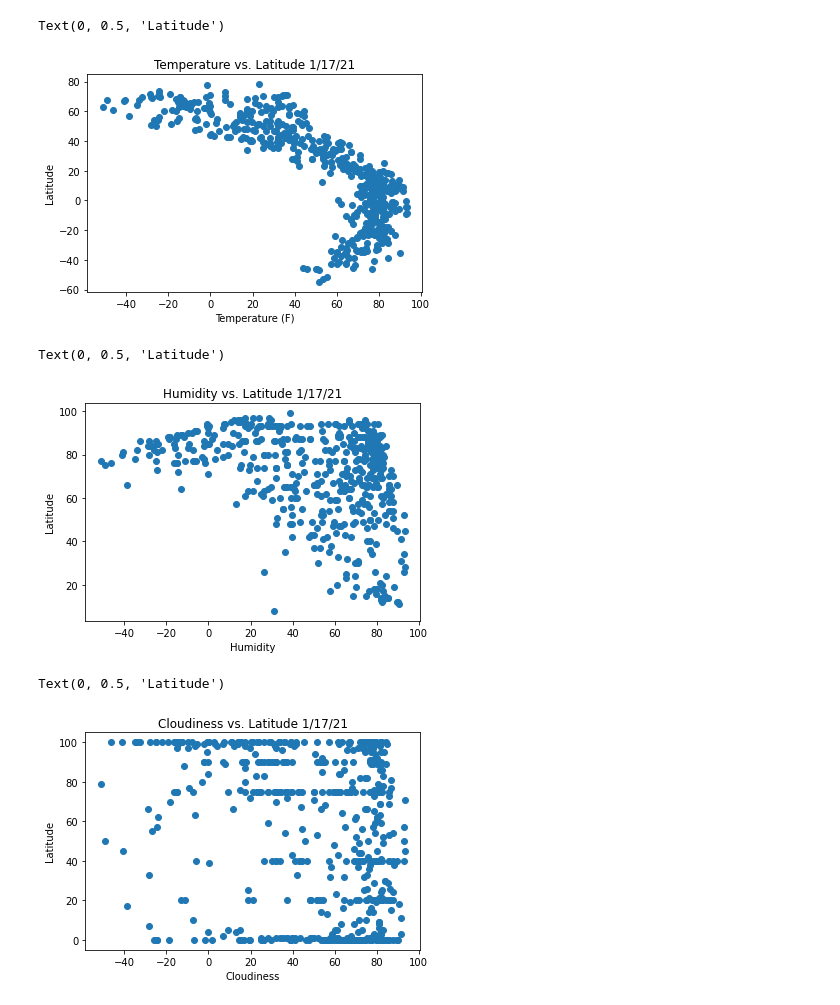
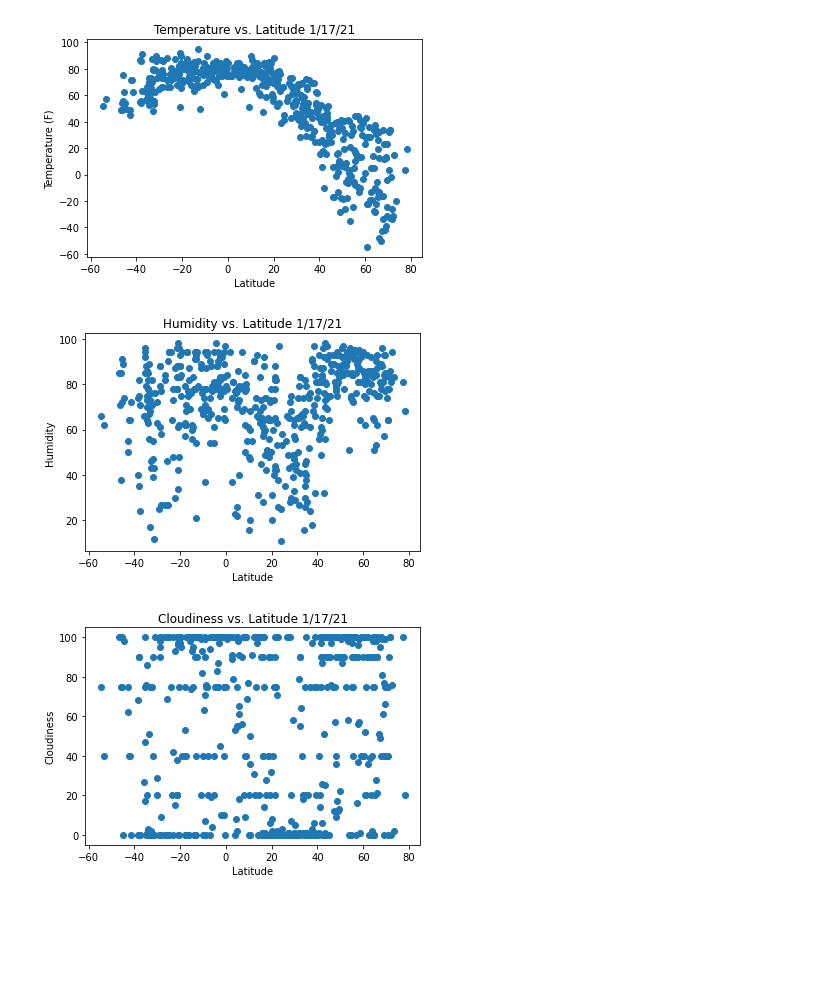
Before and after one commit to emmobley63/Equator-Climate-Vacation, a Jupyter notebook: WeatherPy/WeatherPy.ipynb, the cells around one changed output. Saved outputs shown, nothing was run; the diff lists cells and outputs as text; code cells hidden in the pictures; blank space fills up the shorter version.

Commit message:
,defined a function for regression and switched x and y on all graphs

```diff
--- a/WeatherPy/WeatherPy.ipynb
+++ b/WeatherPy/WeatherPy.ipynb
@@ -132,25 +133,27 @@ weather_df.head()
 # %%
-plt.scatter(weather_clean_df["Temperature (F)"], weather_clean_df["Lat"])
+plt.scatter(weather_clean_df["Lat"], weather_clean_df["Temperature (F)"])
 plt.title("Temperature vs. Latitude 1/17/21")
-plt.xlabel("Temperature (F)")
-plt.ylabel("Latitude")
+plt.xlabel("Latitude")
+plt.ylabel("Temperature (F)")
+plt.savefig("../Images/Temperature_Latitude_1-18-21.png")
 # %% [output]
-Text(0, 0.5, 'Latitude')
-[figure, old version]
+[figure, new version]
 # %%
-plt.scatter(weather_clean_df["Temperature (F)"], weather_clean_df["Humidity"])
+plt.scatter(weather_clean_df["Lat"], weather_clean_df["Humidity"])
 plt.title("Humidity vs. Latitude 1/17/21")
-plt.xlabel("Humidity")
-plt.ylabel("Latitude")
+plt.xlabel("Latitude")
+plt.ylabel("Humidity")
+
+plt.savefig("../Images/Humidity_Latitude_1-18-21.png")
 # %% [output]
-Text(0, 0.5, 'Latitude')
-[figure, old version]
+[figure, new version]
 # %%
-plt.scatter(weather_clean_df["Temperature (F)"], weather_clean_df["Cloudiness"])
+plt.scatter(weather_clean_df["Lat"], weather_clean_df["Cloudiness"])
 plt.title("Cloudiness vs. Latitude 1/17/21")
-plt.xlabel("Cloudiness")
-plt.ylabel("Latitude")
+plt.xlabel("Latitude")
+plt.ylabel("Cloudiness")
+
+plt.savefig("../Images/Cloudiness_Latitude_1-18-21.png")
 # %% [output]
-Text(0, 0.5, 'Latitude')
-[figure, old version]
+[figure, new version]
 # %%
```
Also changed, not shown: parts of 18 cells of this notebook.
